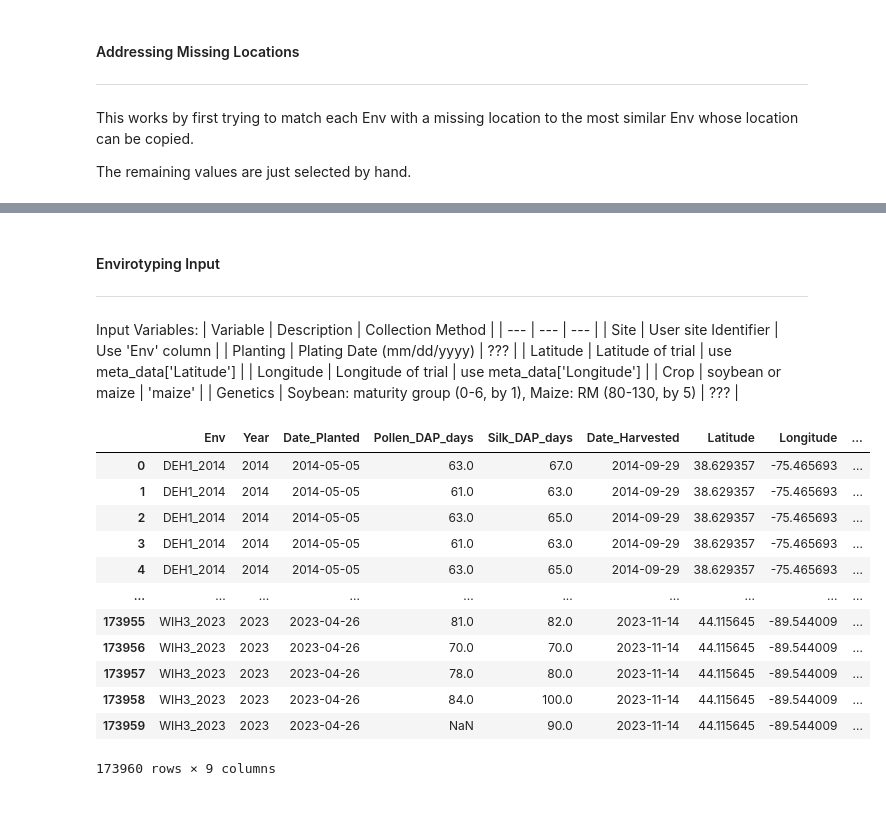
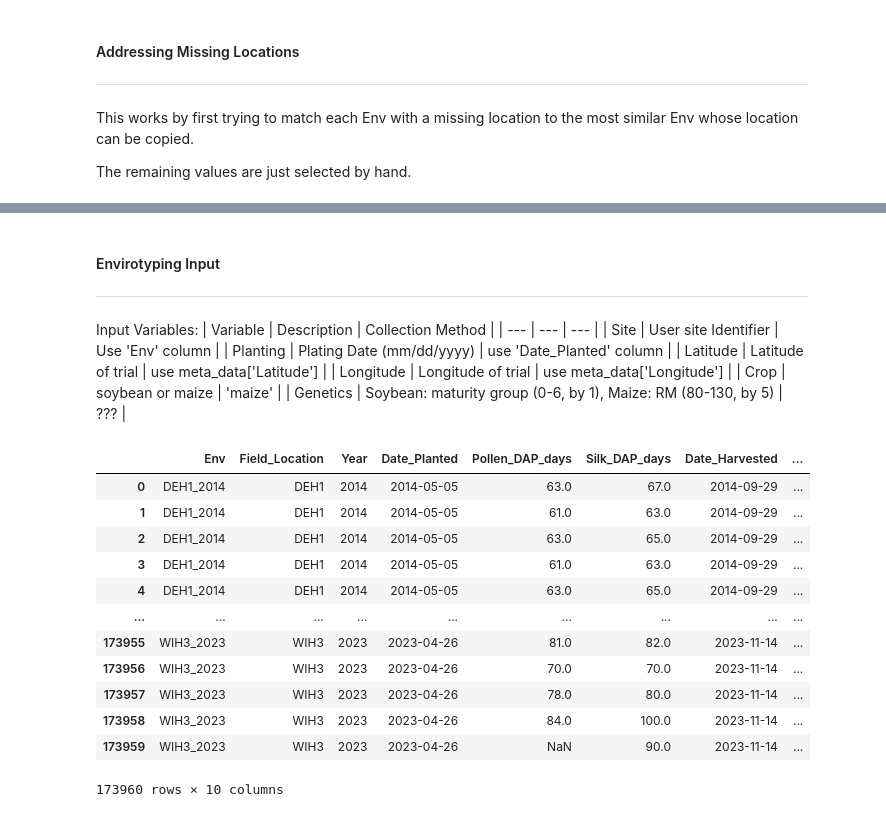
Before and after one commit to irischow403/UIUCDigitalHand, a Jupyter notebook: data_cleaning/test_nb.ipynb, the cells around one changed output, grey strips where cells are left out. Cells and saved outputs as stored; diff of their text form; code cells hidden in the pictures.

Commit message:
Fixed curated_locations and worked on experimenting with new ways of generating inputs for the envirotyping tool.

```diff
--- a/data_cleaning/test_nb.ipynb
+++ b/data_cleaning/test_nb.ipynb
@@ -30,13 +32,13 @@ lon_cols = [c for c in meta_data.columns if c.startswith('Longitude')]
 meta_data.loc[:, 'Latitude'] = meta_data[lat_cols].mean(axis=1)
 meta_data.loc[:, 'Longitude'] = meta_data[lon_cols].mean(axis=1)
 # %%
-important_cols = [
+metadata_cols_important = [
     'Year', 'Env', 'Experiment_Code',
     'City', 'Farm', 'Field',
     'Latitude', 'Longitude'
 ]
 
-interesting_cols = [
+metadata_cols_interesting = [
     'Year', 'Env', 'Experiment_Code',
     'City', 'Farm', 'Field',
     'Pre-plant_tillage_method(s)', 'In-season_tillage_method(s)',
@@ -44,9 +46,9 @@ interesting_cols = [
     'Latitude', 'Longitude'
 ]
 
-bare_minimum_cols = ['Env', 'Latitude', 'Longitude']
+metadata_cols_minimal = ['Env', 'Latitude', 'Longitude']
 
-meta_data = meta_data[important_cols]
+meta_data = meta_data[metadata_cols_important]
 meta_data.head()
 # %% [output]
 |  | Year | Env | Experiment_Code | City | Farm | Field | Latitude | Longitude |
@@ -89,15 +95,15 @@ best_matches = best_matches[['Env', 'Latitude_other', 'Longitude_other']] # Narr
 
 # I have manually determined which Envs were not able to find a match, and found a suitable location:
 curated_locations = [
-    ['TXH2_2014', 40.060724, 88.233881],                    # Choosing MF-500, copying loc from ILH1_2016
-    ['TXH2_2015', 40.478760, 86.989820],                    # Choosing Purdue Acre 54 North, copying from INH1_2016
-    ['TXH2_2016', 40.86073680542686, -96.6139217242634],    # Choosing a larger field near the Havelock Research Farm in Lincoln, NE
-    ['ILH1_2017', 34.19196292257452, -101.96587766472442],  # Chose a random center pivot field after searching 'Halfway, TX'
-    ['INH1_2017', 33.683219771598594, -101.8228099023082],  # \
-    ['TXH2_2017', 33.683219771598594, -101.8228099023082],  # | For tshese three, I am just going with the Extension Center field, since there is nothing to indicate either way, and at least it is not a random guess.
-    ['TXH2_2018', 33.683219771598594, -101.8228099023082],  # /
-    ['NEH2_2019', 33.683219771598594, -101.8228099023082],  # Chose a field just south of the Texas A&M AgriLife Research & Extension Center at Lubbock
-    ['TXH4_2019', 33.683219771598594, -101.8228099023082]   #
+    ['ILH1_2017', 40.060724, 88.233881],                    # Choosing MF-500, copying from ILH1_2016
+    ['INH1_2017', 40.478760, 86.989820],                    # Choosing Purdue Acre 54 North, copying from INH1_2016
+    ['NEH2_2019', 40.86073680542686, -96.6139217242634],    # Choosing a larger field near the Havelock Research Farm in Lincoln, NE
+    ['TXH2_2014', 34.19196292257452, -101.96587766472442],  # Chose a random center pivot field after searching 'Halfway, TX'
+    ['TXH2_2015', 33.683219771598594, -101.8228099023082],  # | For these, I am just going with a field next to the
+    ['TXH2_2016', 33.683219771598594, -101.8228099023082],  # | Texas A&M AgriLife Research & Extension Center at Lubbock
+    ['TXH2_2017', 33.683219771598594, -101.8228099023082],  # |
+    ['TXH2_2018', 33.683219771598594, -101.8228099023082],  # | It should be accurate for the ones listed as Lubbock, and close enough for the others.
+    ['TXH4_2019', 33.683219771598594, -101.8228099023082]   # /
 ]
 curated_locations_df = pd.DataFrame(curated_locations, columns=['Env', 'Latitude_other', 'Longitude_other'])
 best_matches = pd.concat([best_matches, curated_locations_df], ignore_index=True) # Concatenate my curated locations to the matches.
@@ -107,5 +113,6 @@ aligned_matches = meta_data.merge(best_matches, on='Env', how='left')
 meta_data['Latitude'] = meta_data['Latitude'].fillna(aligned_matches['Latitude_other'])
 meta_data['Longitude'] = meta_data['Longitude'].fillna(aligned_matches['Longitude_other'])
 
-meta_data[meta_data['Latitude'].isna()] # print the misisng locations to prove they are all taken care of
+print('Missing Locations:')
+meta_data[meta_data['Latitude'].isna()] # print the misisng locations to verify they are all taken care of
 # %% [output]
@@ -118,36 +135,36 @@ Input Variables:
 | Variable | Description | Collection Method |
 | --- | --- | --- |
 | Site | User site Identifier | Use 'Env' column |
-| Planting | Plating Date (mm/dd/yyyy) | ??? |
+| Planting | Plating Date (mm/dd/yyyy) | use 'Date_Planted' column |
 | Latitude | Latitude of trial | use meta_data['Latitude'] |
 | Longitude | Longitude of trial | use meta_data['Longitude'] |
 | Crop | soybean or maize | 'maize' |
 | Genetics | Soybean: maturity group (0-6, by 1), Maize: RM (80-130, by 5) | ??? |
 # %%
-et_trait_cols = ['Env', 'Year', 'Date_Planted']
+et_trait_cols = ['Env', 'Field_Location', 'Year', 'Date_Planted']
 # et_genetic_cols = ['Hybrid', 'Hybrid_orig_name'] # Unfortunately, none of the materials provided seem to list maturities for the hybrids
 et_timing_cols = ['Pollen_DAP_days', 'Silk_DAP_days', 'Date_Harvested']
 
 et_input = trait_data[et_trait_cols + et_timing_cols]
-et_input = et_input.merge(meta_data[bare_minimum_cols], on='Env')
+et_input = et_input.merge(meta_data[metadata_cols_minimal], on='Env')
 
 # Convert Date columns to_datetime
 et_input['Date_Planted'] = pd.to_datetime(et_input['Date_Planted'], format='%m/%d/%y')
 if 'Date_Harvested' in et_input: et_input['Date_Harvested'] = pd.to_datetime(et_input['Date_Harvested'], format='%m/%d/%y')
 
 et_input['Harvest_DAP_days'] = (et_input['Date_Harvested'] - et_input['Date_Planted']).dt.days
 et_input
 # %% [output]
-|  | Env | Year | Date_Planted | Pollen_DAP_days | Silk_DAP_days | Date_Harvested | Latitude | Longitude | ... |
-| 0 | DEH1_2014 | 2014 | 2014-05-05 | 63.0 | 67.0 | 2014-09-29 | 38.629357 | -75.465693 | ... |
-| 1 | DEH1_2014 | 2014 | 2014-05-05 | 61.0 | 63.0 | 2014-09-29 | 38.629357 | -75.465693 | ... |
-| 2 | DEH1_2014 | 2014 | 2014-05-05 | 63.0 | 65.0 | 2014-09-29 | 38.629357 | -75.465693 | ... |
-| 3 | DEH1_2014 | 2014 | 2014-05-05 | 61.0 | 63.0 | 2014-09-29 | 38.629357 | -75.465693 | ... |
-| 4 | DEH1_2014 | 2014 | 2014-05-05 | 63.0 | 65.0 | 2014-09-29 | 38.629357 | -75.465693 | ... |
-| ... | ... | ... | ... | ... | ... | ... | ... | ... | ... |
-| 173955 | WIH3_2023 | 2023 | 2023-04-26 | 81.0 | 82.0 | 2023-11-14 | 44.115645 | -89.544009 | ... |
-| 173956 | WIH3_2023 | 2023 | 2023-04-26 | 70.0 | 70.0 | 2023-11-14 | 44.115645 | -89.544009 | ... |
-| 173957 | WIH3_2023 | 2023 | 2023-04-26 | 78.0 | 80.0 | 2023-11-14 | 44.115645 | -89.544009 | ... |
-| 173958 | WIH3_2023 | 2023 | 2023-04-26 | 84.0 | 100.0 | 2023-11-14 | 44.115645 | -89.544009 | ... |
-| 173959 | WIH3_2023 | 2023 | 2023-04-26 | NaN | 90.0 | 2023-11-14 | 44.115645 | -89.544009 | ... |
+|  | Env | Field_Location | Year | Date_Planted | Pollen_DAP_days | Silk_DAP_days | Date_Harvested | ... |
+| 0 | DEH1_2014 | DEH1 | 2014 | 2014-05-05 | 63.0 | 67.0 | 2014-09-29 | ... |
+| 1 | DEH1_2014 | DEH1 | 2014 | 2014-05-05 | 61.0 | 63.0 | 2014-09-29 | ... |
+| 2 | DEH1_2014 | DEH1 | 2014 | 2014-05-05 | 63.0 | 65.0 | 2014-09-29 | ... |
+| 3 | DEH1_2014 | DEH1 | 2014 | 2014-05-05 | 61.0 | 63.0 | 2014-09-29 | ... |
+| 4 | DEH1_2014 | DEH1 | 2014 | 2014-05-05 | 63.0 | 65.0 | 2014-09-29 | ... |
+| ... | ... | ... | ... | ... | ... | ... | ... | ... |
+| 173955 | WIH3_2023 | WIH3 | 2023 | 2023-04-26 | 81.0 | 82.0 | 2023-11-14 | ... |
+| 173956 | WIH3_2023 | WIH3 | 2023 | 2023-04-26 | 70.0 | 70.0 | 2023-11-14 | ... |
+| 173957 | WIH3_2023 | WIH3 | 2023 | 2023-04-26 | 78.0 | 80.0 | 2023-11-14 | ... |
+| 173958 | WIH3_2023 | WIH3 | 2023 | 2023-04-26 | 84.0 | 100.0 | 2023-11-14 | ... |
+| 173959 | WIH3_2023 | WIH3 | 2023 | 2023-04-26 | NaN | 90.0 | 2023-11-14 | ... |
-173960 rows × 9 columns
+173960 rows × 10 columns
```
Also changed, not shown: parts of 13 cells of this notebook.
